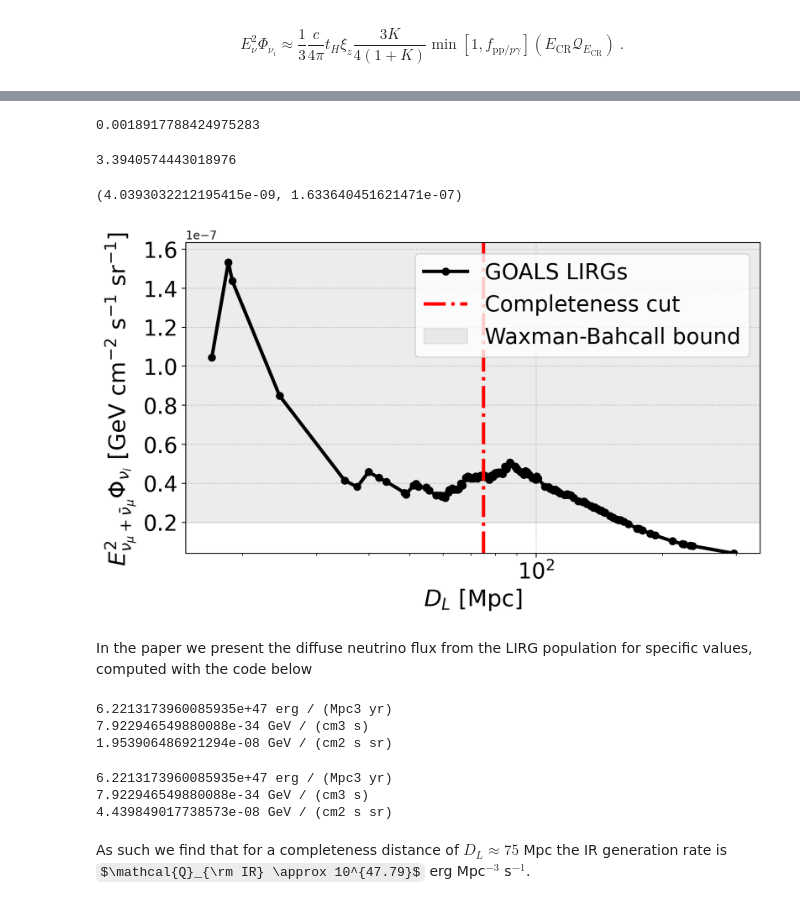
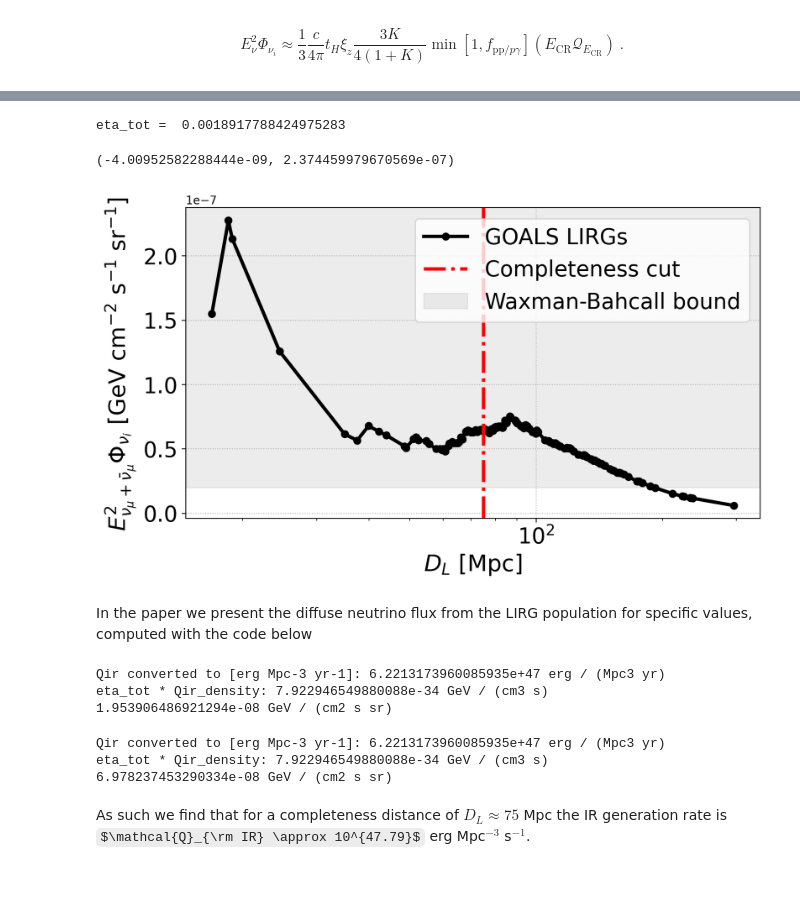
Before and after one commit to YarnoMerckx/diffuse-neutrino-flux-u-lirgs, a Jupyter notebook: LIRGs/diffuse_lirg_prediction.ipynb, the cells around one changed output, grey strips where cells are left out. Cells and saved outputs as stored; diff of their text form; code cells hidden in the pictures; some formulas as TeX source.

```diff
--- a/diffuse_lirg_prediction.ipynb
+++ b/LIRGs/diffuse_lirg_prediction.ipynb
@@ -34,21 +34,2 @@ df_system = pd.DataFrame({ 'Optical name' : [i[1] for i in names_Chu],
 # %% [markdown]
 # Estimating the IR generation rate of the GOALS sample
-# %%
-def complete_dataframe(DL_compl,source_type,syst):
-    if source_type == 'LIRGs':
-        if syst == 'individual':
-             #only galaxies within completeness radius
-            complete_df = df[(df['D_L [Mpc]'] < DL_compl) & (df['log(LIR)'] < 12) ]
-        if syst == 'system':
-             #only galaxies within completeness radius
-            complete_df = df_system[(df_system['D_L [Mpc]'] < DL_compl) & (df_system['log(LIR)'] < 12) ]
-
-    if source_type == '(U)LIRG':
-        if syst == 'individual':
-            #only galaxies within completeness radius
-            complete_df = df[(df['D_L [Mpc]'] < DL_compl)]
-        else:
-            #only galaxies within completeness radius
-            complete_df = df_system[(df_system['D_L [Mpc]'] < DL_compl)]
-
-    return complete_df
@@ -257,14 +230,3 @@ array(7.4185809)
 \begin{equation}
     E^{2}_{\nu_{}}\Phi_{\nu_i} \approx \frac{1}{3}\frac{c}{4\pi} t_{H} \xi_{z}\frac{3K}{4(1+K)} \min[1,f_{\mathrm{pp}/p\gamma}] \left(E_{\mathrm{CR}}\mathcal{Q}_{E_\mathrm{CR}}\right)~.
 \end{equation}
-# %%
-def nuflux(E,Emin,Emax, alpha,DL_compl,xiz,eta,fpp,source_type,channel,syst,agncorr):
-    #inverse of Hubble parameter in seconds
-    tH = (pow(cosmo.H(0),-1)).to((u.Mpc*u.s)/u.Mpc)
-    ctH = (const.c).to(u.cm/u.s)*tH # unit: cm
-
-    Generation_rate_nunits = (Generation_rate_diff(DL_compl,source_type,E,Emin,Emax,alpha,eta,syst,agncorr)*(u.erg/(pow(u.Mpc,3)*u.yr))).to(u.GeV/(pow(u.cm,3)*u.s)) #unit: GeV/(cm3 s)
-    Kpi = lambda channel: 0.5 if(channel == 'pp') else 3/8
-
-    # unit: GeV/(cm2 s sr)
-    return ((1/3)*((ctH*xiz)/(4*np.pi))*Kpi(channel)*fpp*Generation_rate_nunits).value
@@ -271,8 +254,8 @@ def nuflux(E,Emin,Emax, alpha,DL_compl,xiz,eta,fpp,source_type,channel,syst,agnc
 # %%
-Emin = 1e3
-Emax = 60*1e6
+Emin = 60e3#1e3
+Emax = 1e8#60*1e6
 eta_tot = ((1e51*0.1*5.97e-46*(u.erg/u.yr)).to(u.erg/u.s)).value #BH cutoff mass standard SB99
-print(eta_tot)
+print('eta_tot = ', eta_tot)
 diffuse_lirg_flux = [nuflux(E=0, #gamma=2 does not matter
                             Emin=Emin,
                             Emax=Emax,
@@ -281,34 +264,29 @@ diffuse_lirg_flux = [nuflux(E=0, #gamma=2 does not matter
                             xiz= xi(2,4,'ULIRG'),
                             eta= eta_tot,
                             fpp=1,
-                            source_type='LIRGs',
                             channel='pp',
-                            syst='individual',
-                            agncorr='no') for i in Dmax_range_LIRG ]
+                            agncorr='no', df=df
+                            ) for i in Dmax_range_LIRG ]
 # %% [output]
-0.0018917788424975283
+eta_tot =  0.0018917788424975283
-# %%
- xi(2,4,'ULIRG')
-# %% [output]
-3.3940574443018976
 # %%
-fig3=plt.figure(figsize=(9,5),dpi=200)
+plt.figure(figsize=(9,5),dpi=200)
 
 plt.plot(Dmax_range_LIRG,diffuse_lirg_flux,linewidth = 3, label = 'GOALS LIRGs',c='k',marker='o')
 plt.axhspan(2 * 1e-8 , 1e-5,
             alpha=0.15, color='grey', label='Waxman-Bahcall bound')
 plt.axvline(x = 75, linestyle = 'dashdot',c = 'r', label = 'Completeness cut', linewidth = 3)
 #plt.yscale('log')
 plt.xlabel('$D_L$ [Mpc]',fontsize = 20)
 plt.ylabel('$E^{2}_{\\nu_{\\mu}+\\bar{\\nu}_\mu}\Phi_{\\nu_i}$ [GeV cm$^{-2}$ s$^{-1}$ sr$^{-1}$] ',fontsize = 20)
 plt.yticks(fontsize = 19)
 plt.xticks(fontsize = 19)
 plt.legend(fontsize = 19)
 plt.grid(ls='dotted')
 plt.xscale('log')
-plt.ylim(min(diffuse_lirg_flux),max(diffuse_lirg_flux)+1e-8)
+plt.ylim(min(diffuse_lirg_flux)-1e-8,max(diffuse_lirg_flux)+1e-8)
 # %% [output]
-(4.0393032212195415e-09, 1.633640451621471e-07)
+(-4.00952582288444e-09, 2.374459979670569e-07)
-[figure, old version]
+[figure, new version]
 # %% [markdown]
 In the paper we present the diffuse neutrino flux from the LIRG population for specific values, computed with the code below
@@ -323,15 +293,15 @@ def Normalizing_factor(xiz, R,fpp,eta_tot,Qir):
 # %%
-print(Normalizing_factor(3.4,1/25,1,eta_tot, QIR(75,'LIRGs','individual','no')[0]))
+print(normalizing_factor(3.4,1/25,1,eta_tot, QIR(75,'no',df)[0]))
 # %% [output]
-6.2213173960085935e+47 erg / (Mpc3 yr)
-7.922946549880088e-34 GeV / (cm3 s)
+Qir converted to [erg Mpc-3 yr-1]: 6.2213173960085935e+47 erg / (Mpc3 yr)
+eta_tot * Qir_density: 7.922946549880088e-34 GeV / (cm3 s)
 1.953906486921294e-08 GeV / (cm2 s sr)
 # %%
-print(Normalizing_factor(3.4,1/np.log((60*1000)/1),1,eta_tot, QIR(75,'LIRGs','individual','no')[0]))
+print(normalizing_factor(3.4,1/7,1,eta_tot, QIR(75,'no',df)[0]))
 # %% [output]
-6.2213173960085935e+47 erg / (Mpc3 yr)
-7.922946549880088e-34 GeV / (cm3 s)
-4.439849017738573e-08 GeV / (cm2 s sr)
+Qir converted to [erg Mpc-3 yr-1]: 6.2213173960085935e+47 erg / (Mpc3 yr)
+eta_tot * Qir_density: 7.922946549880088e-34 GeV / (cm3 s)
+6.978237453290334e-08 GeV / (cm2 s sr)
 # %% [markdown]
 As such we find that for a completeness distance of $D_L \approx 75$ Mpc the IR generation rate is $\mathcal{Q}_{\rm IR} \approx 10^{47.79}$ erg Mpc$^{-3}$ s$^{-1}$.
 # %% [markdown]
```
Also changed, not shown: parts of 34 cells of this notebook, 16 other files.
